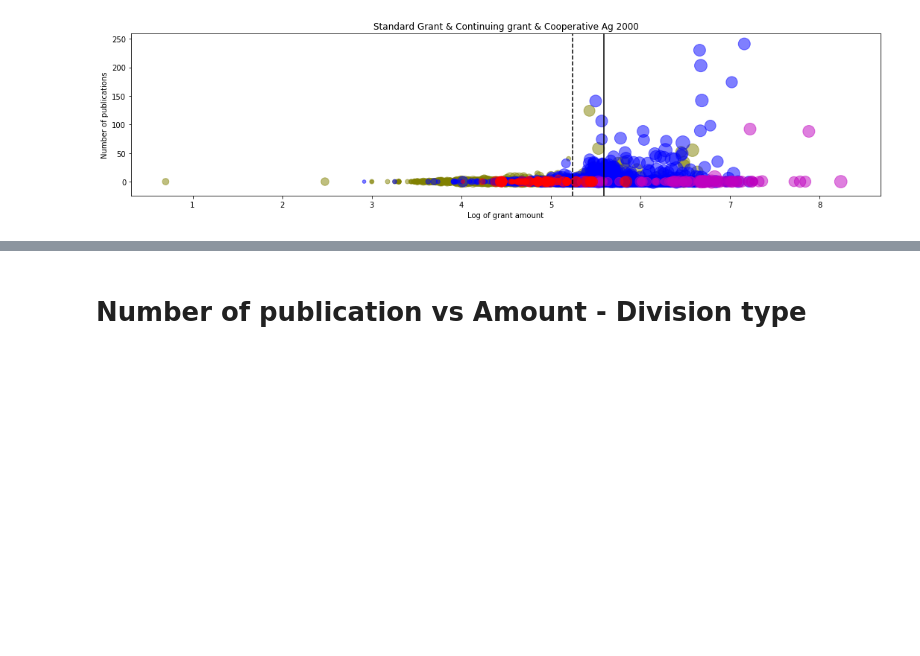
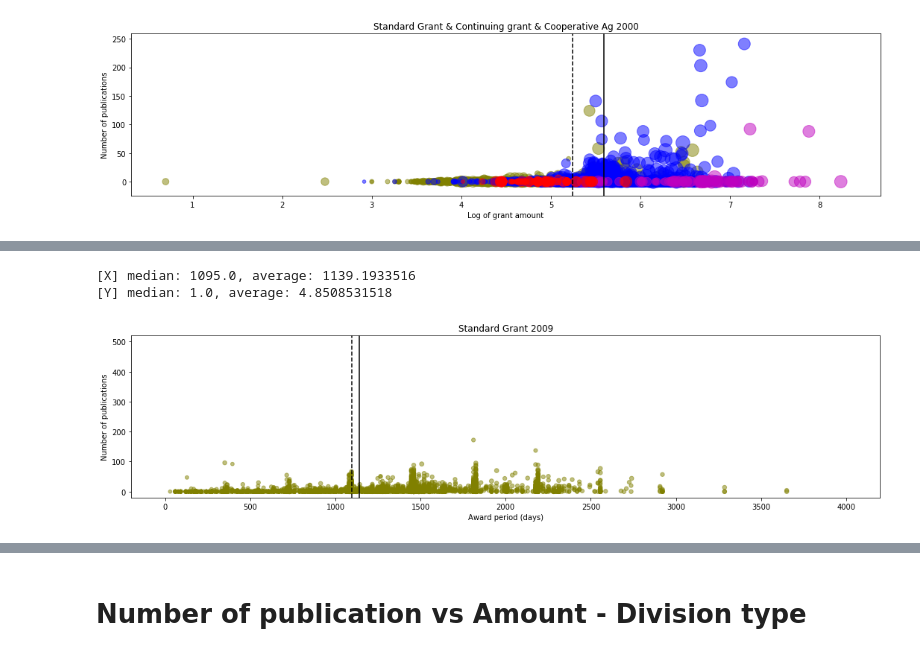
Before and after one commit to shinminjeong/citetrends, a Jupyter notebook: grantpub/nsf_grant_plot.ipynb, the cells around one changed output, grey strips where cells are left out. Drawn from its saved outputs; the diff is of its cells as text; code cells hidden in the pictures; blank space fills up the shorter version.

```diff
--- a/grantpub/nsf_grant_plot.ipynb
+++ b/grantpub/nsf_grant_plot.ipynb
@@ -194,0 +235,6 @@ numpub_amount_plot(2000, ["Standard Grant", "Continuing grant", "Cooperative Agr
+# %%
+numpub_duration_plot("type", 2009, grant_types, ["Standard Grant"], xlim=[-200,4200], ylim=[-20,520])
+# %% [output]
+[X] median: 1095.0, average: 1139.1933516
+[Y] median: 1.0, average: 4.8508531518
+[figure, added]
```
Also changed, not shown: parts of 12 cells of this notebook.
